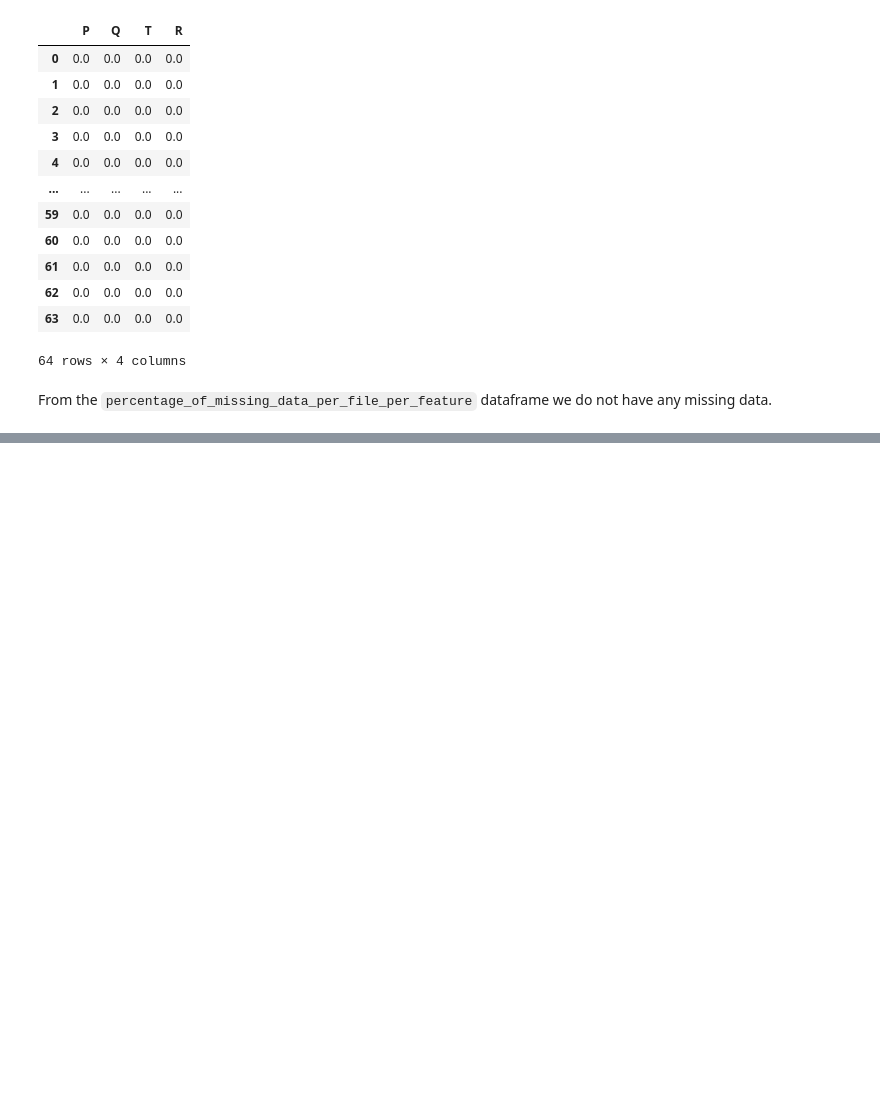
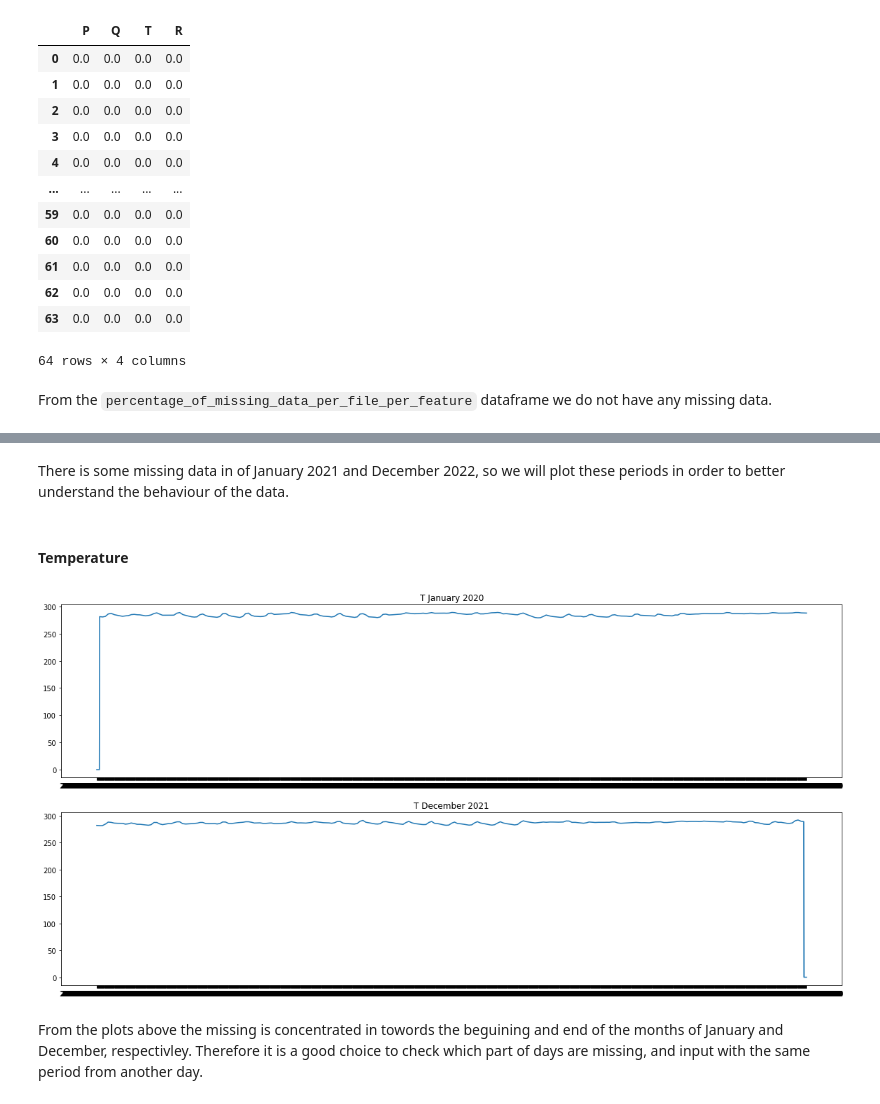
Before and after one commit to jamilsonjr/AI-to-forecast-constraints-in-the-energy-systems, a Jupyter notebook: jupyter_notebooks/cleaning_profile_data.ipynb, the cells around one changed output, grey strips where cells are left out. Drawn from its saved outputs; the diff is of its cells as text; code cells hidden in the pictures; blank space fills up the shorter version.

```diff
--- a/jupyter_notebooks/cleaning_profile_data.ipynb
+++ b/jupyter_notebooks/cleaning_profile_data.ipynb
@@ -312,0 +310,4 @@ def get_data_from_month_of_year(df, year, month):
+# %%
+target_pv_data = pv_data[0]
+target_pv_data.describe
+percentage_of_missing_values_per_year_per_month = get_percentage_of_missing_values_per(pv_data, time_frame=['year', 'month'])[0]
@@ -312,0 +335,23 @@ def get_data_from_month_of_year(df, year, month):
+# %% [markdown]
+There is some missing data in of January 2021 and December 2022, so we will plot these periods in order to better understand the behaviour of the data.
+# %%
+# Plot data of January 2020 and December 2021.
+def plot_missing_values_jan_dec(target_data, feature):
+    _data_jan = target_data[(target_data.month == '01') & (target_data.year == '2020') ][['date',feature]]
+    _data_dec = target_data[(target_data.month == '12') & (target_data.year == '2021') ][['date',feature]]
+    fig, ax = plt.subplots(2,1, figsize=(20,10))
+    # plot for January 2020.
+    ax[0].plot(_data_jan['date'], _data_jan[feature].fillna(0))
+    ax[0].set_title('{} January 2020'.format(feature))
+    # plot for December 2021.
+    ax[1].plot(_data_dec['date'], _data_dec[feature].fillna(0))
+    ax[1].set_title('{} December 2021'.format(feature))
+    plt.show()
+# %% [markdown]
+#### Temperature
+# %%
+plot_missing_values_jan_dec(target_pv_data, 'T')
+# %% [output]
+[figure, added]
+# %% [markdown]
+From the plots above the missing is concentrated in towords the beguining and end of the months of January and December, respectivley. Therefore it is a good choice to check which part of days are missing, and input with the same period from another day.
```
Also changed, not shown: parts of 28 cells of this notebook.
